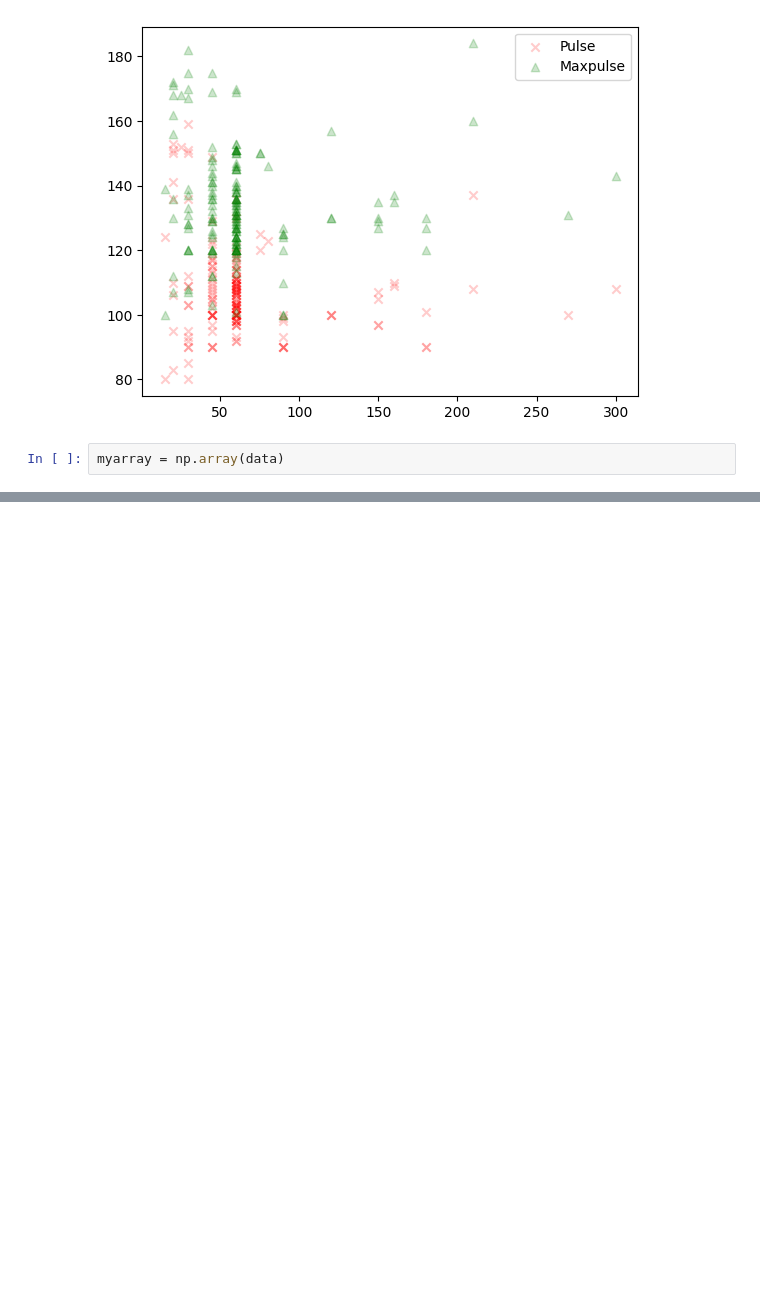
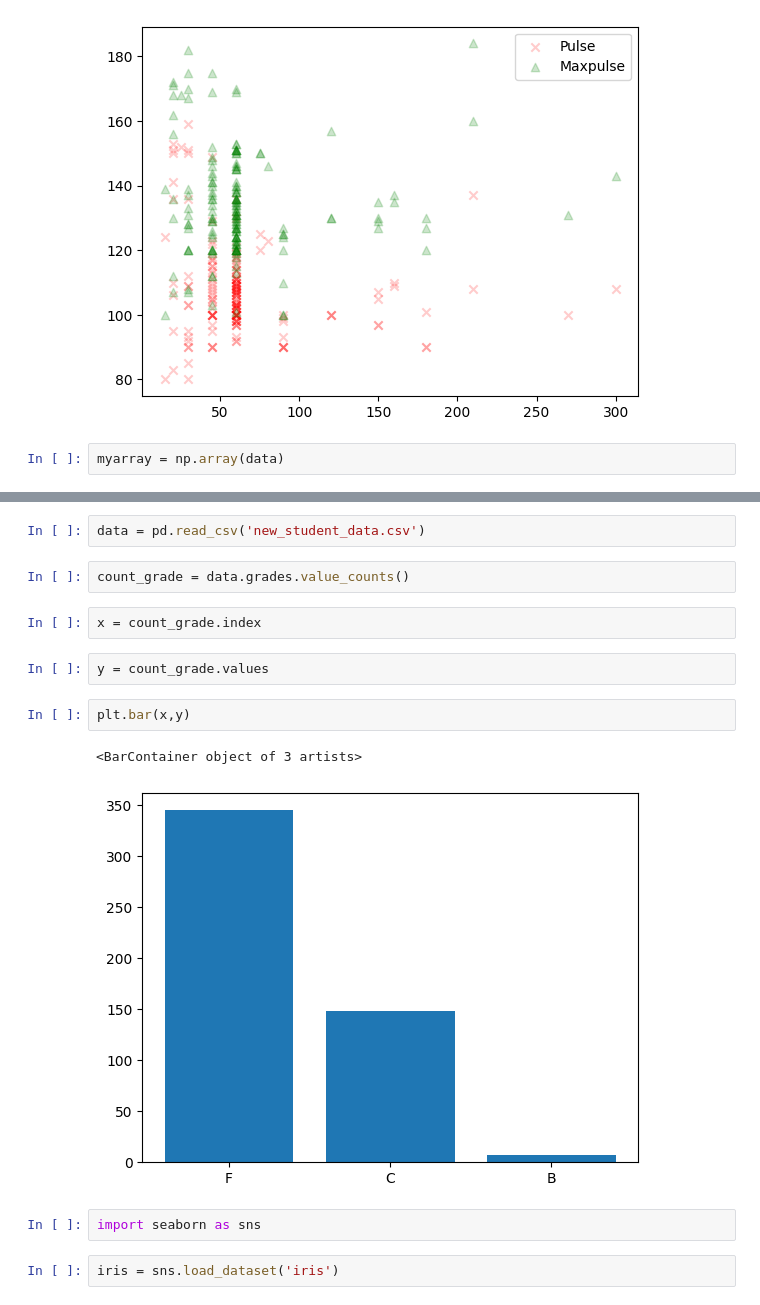
Before and after one commit to memonY49/SMIT-AI-DS-Batch-3, a Jupyter notebook: MatplotPractice.ipynb, the cells around one changed output, grey strips where cells are left out. Cells and saved outputs as stored; diff of their text form; blank space fills up the shorter version.

```diff
--- a/MatplotPractice.ipynb
+++ b/MatplotPractice.ipynb
@@ -94,0 +83,17 @@ array([[  60. ,  110. ,  130. ,  409.1],
+# %%
+data = pd.read_csv('new_student_data.csv')
+# %%
+count_grade = data.grades.value_counts()
+# %%
+x = count_grade.index
+# %%
+y = count_grade.values
+# %%
+plt.bar(x,y)
+# %% [output]
+<BarContainer object of 3 artists>
+[figure, added]
+# %%
+import seaborn as sns
+# %%
+iris = sns.load_dataset('iris')
```
Also changed, not shown: parts of 14 cells of this notebook, 2 other files.
